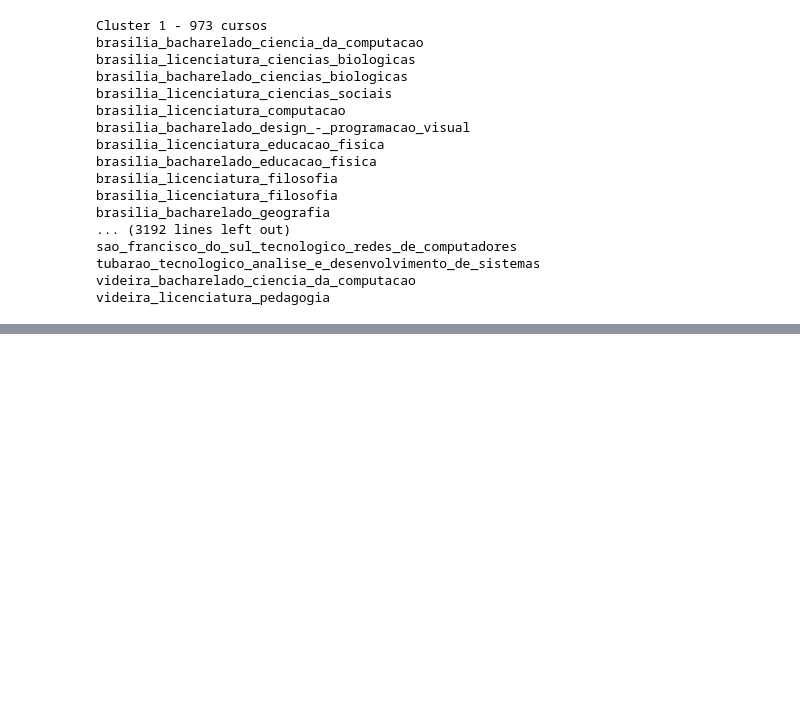
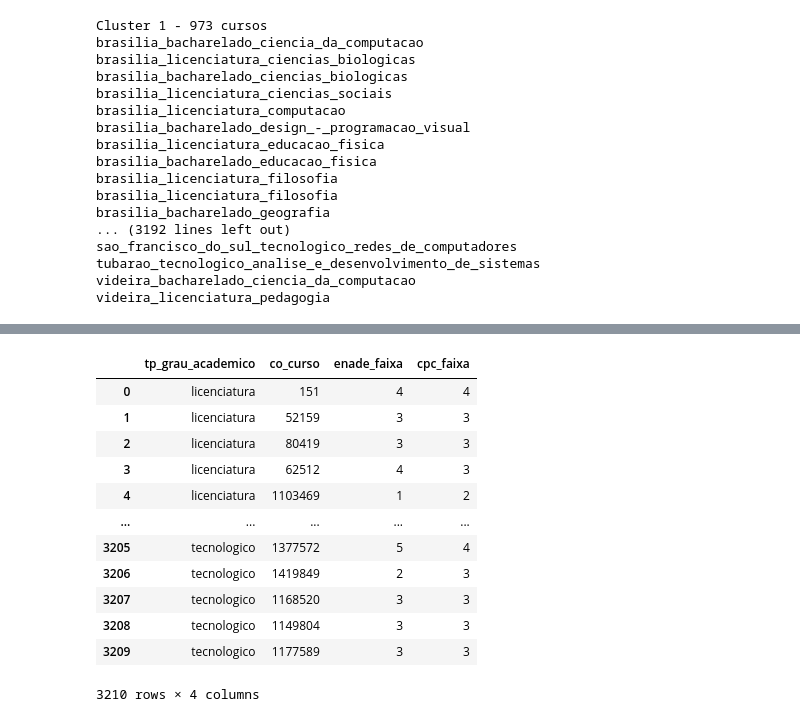
Before and after one commit to Thamires-Lopes/agrupamento-tcc, a Jupyter notebook: agrupamentoNovo/agrupamentos_kmeans/agrupamento_kmeans_2.ipynb, the cells around one changed output, grey strips where cells are left out. Saved outputs shown, nothing was run; the diff lists cells and outputs as text; code cells hidden in the pictures; blank space fills up the shorter version.

```diff
--- a/agrupamentoNovo/agrupamentos_kmeans/agrupamento_kmeans_2.ipynb
+++ b/agrupamentoNovo/agrupamentos_kmeans/agrupamento_kmeans_2.ipynb
@@ -102,0 +179,16 @@ videira_licenciatura_pedagogia
+# %%
+df_indicadores
+# %% [output]
+|  | tp_grau_academico | co_curso | enade_faixa | cpc_faixa |
+| 0 | licenciatura | 151 | 4 | 4 |
+| 1 | licenciatura | 52159 | 3 | 3 |
+| 2 | licenciatura | 80419 | 3 | 3 |
+| 3 | licenciatura | 62512 | 4 | 3 |
+| 4 | licenciatura | 1103469 | 1 | 2 |
+| ... | ... | ... | ... | ... |
+| 3205 | tecnologico | 1377572 | 5 | 4 |
+| 3206 | tecnologico | 1419849 | 2 | 3 |
+| 3207 | tecnologico | 1168520 | 3 | 3 |
+| 3208 | tecnologico | 1149804 | 3 | 3 |
+| 3209 | tecnologico | 1177589 | 3 | 3 |
+3210 rows × 4 columns
```
Also changed, not shown: parts of 10 cells of this notebook, 9 other files.
